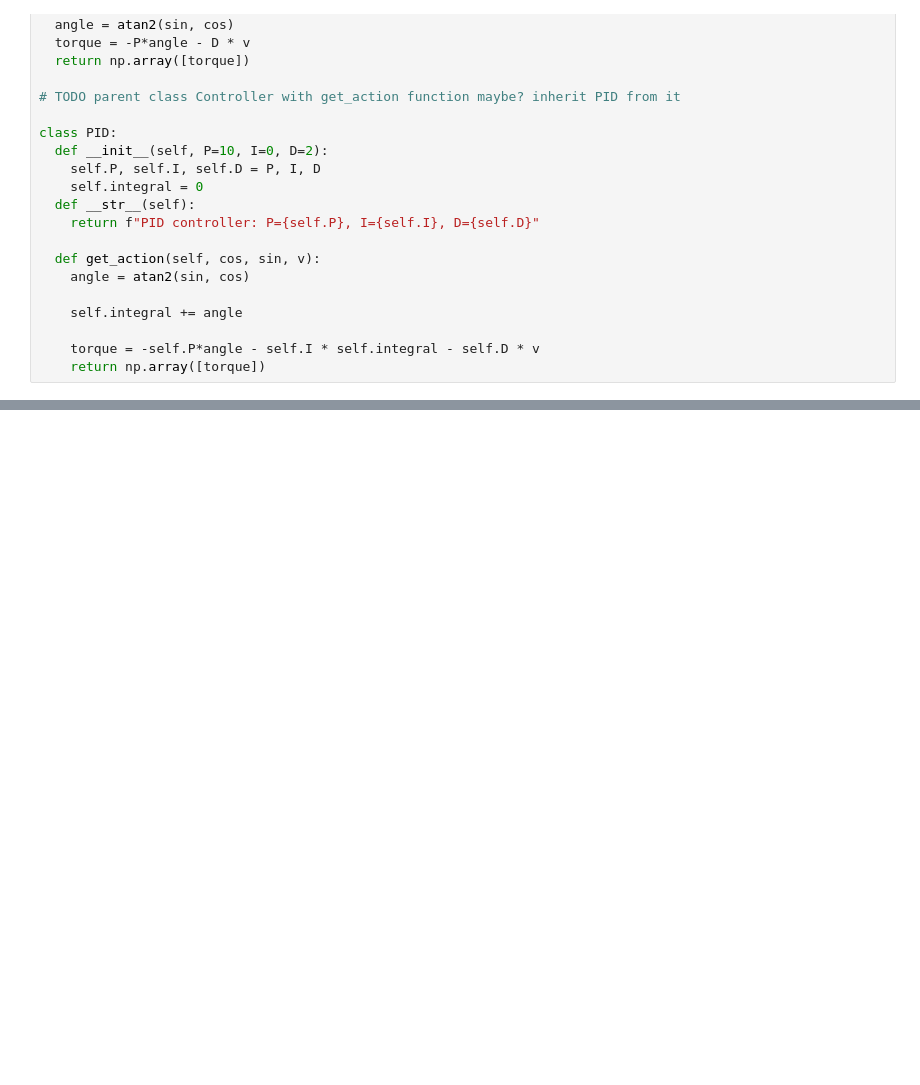
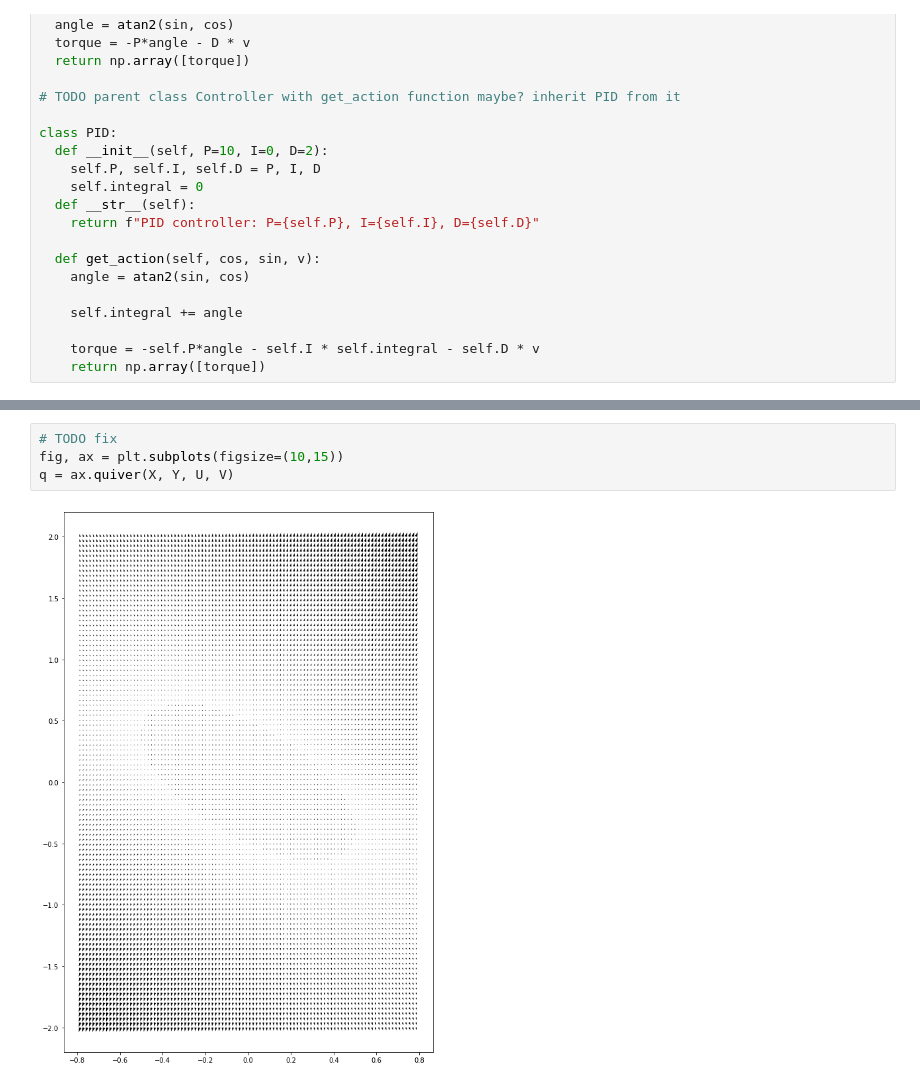
Before and after one commit to sikora-toma/gym-pendulum-control, a Jupyter notebook: pendulum_control.ipynb, the cells around one changed output, grey strips where cells are left out. Saved outputs shown, nothing was run; the diff lists cells and outputs as text; blank space fills up the shorter version.

```diff
--- a/pendulum_control.ipynb
+++ b/pendulum_control.ipynb
@@ -156,0 +182,6 @@ plt.show()
+# %%
+# TODO fix
+fig, ax = plt.subplots(figsize=(10,15))
+q = ax.quiver(X, Y, U, V)
+# %% [output]
+[figure, added]
```
Also changed, not shown: parts of 10 cells of this notebook.
